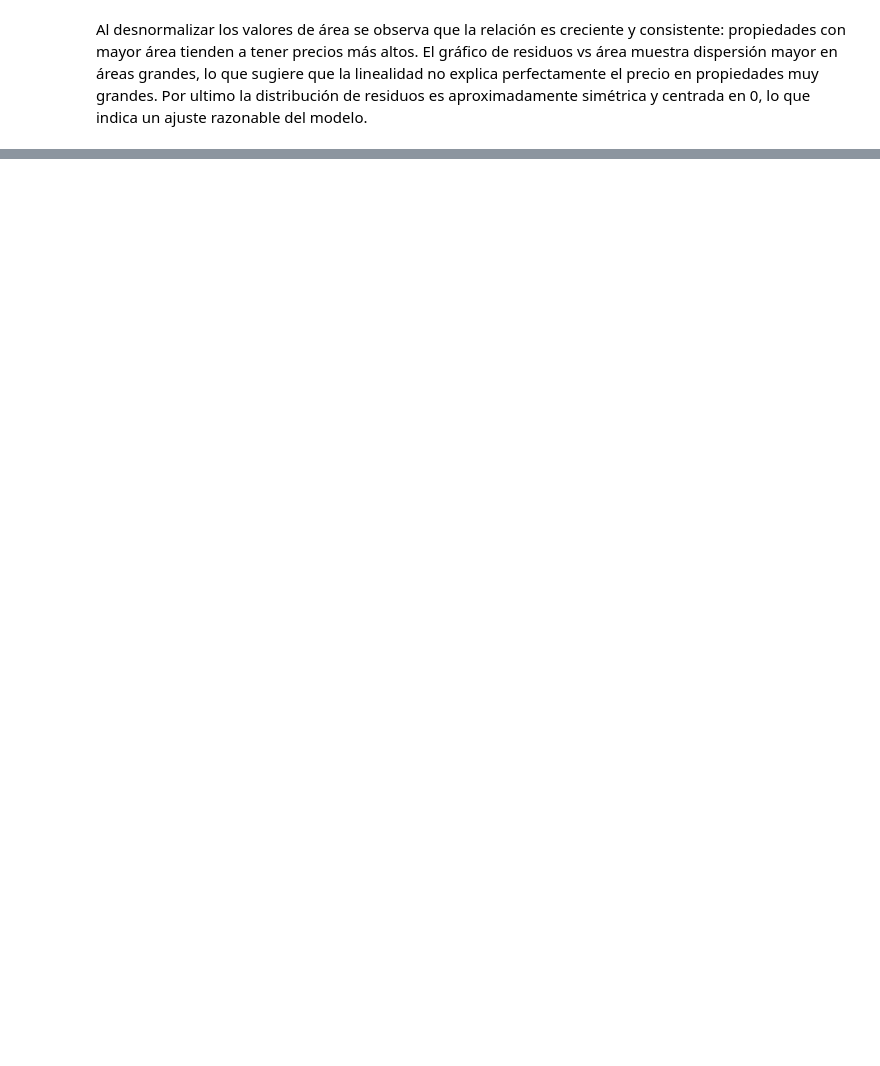
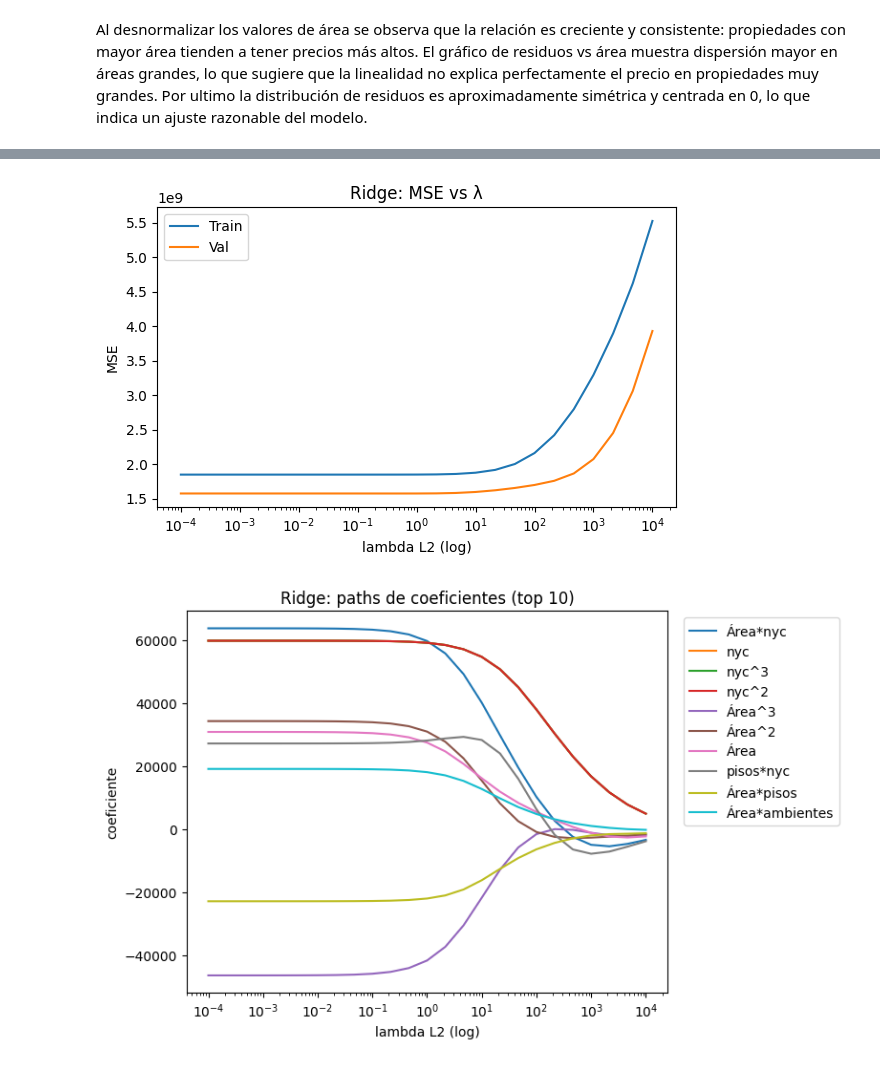
Before and after one commit to Santi2065/property-price-regression, a Jupyter notebook: notebooks/Entrega_TP1.ipynb, the cells around one changed output, grey strips where cells are left out. Cells and saved outputs as stored; diff of their text form; code cells hidden in the pictures; blank space fills up the shorter version.

```diff
--- a/notebooks/Entrega_TP1.ipynb
+++ b/notebooks/Entrega_TP1.ipynb
@@ -874,0 +715,38 @@ Esto demuestra la importancia de considerar variables de confusión como la ubic
+# %%
+# Barrido Ridge (L2)
+lambdas_l2 = np.logspace(-4, 4, 25)
+
+mse_tr_list, mse_va_list = [], []
+coefs_list = []
+
+for lam in lambdas_l2:
+    model = RegresionLineal(X_tr, y_tr, feature_names=["Intercepto"] + feat_cols, lambda_l2=float(lam))
+    model.fit_pseudoinversa()
+    yhat_tr = model.predict(X_tr); yhat_va = model.predict(X_va)
+    mse_tr_list.append(mse(y_tr, yhat_tr))
+    mse_va_list.append(mse(y_va, yhat_va))
+    coefs_list.append(model.coef_)
+
+mse_tr_arr = np.array(mse_tr_list)
+mse_va_arr = np.array(mse_va_list)
+coefs_arr = np.vstack([c.reshape(1,-1) for c in coefs_list])
+
+# MSE vs λ (log)
+plt.figure(figsize=(6,4))
+plt.semilogx(lambdas_l2, mse_tr_arr, label="Train")
+plt.semilogx(lambdas_l2, mse_va_arr, label="Val")
+plt.xlabel("lambda L2 (log)"); plt.ylabel("MSE"); plt.title("Ridge: MSE vs λ")
+plt.legend(); plt.tight_layout(); plt.show()
+
+# Paths de coeficientes (excluye intercepto), top 10 en |coef| al λ más chico
+abs_at_small = np.abs(coefs_arr[0, 1:])
+top_idx = np.argsort(-abs_at_small)[:10]
+plt.figure(figsize=(8,5))
+for j in top_idx:
+    plt.semilogx(lambdas_l2, coefs_arr[:, 1+j], label=feat_cols[j])
+plt.xlabel("lambda L2 (log)"); plt.ylabel("coeficiente"); plt.title("Ridge: paths de coeficientes (top 10)")
+plt.legend(bbox_to_anchor=(1.02,1), loc="upper left")
+plt.tight_layout(); plt.show()
+# %% [output]
+[figure, added]
+[figure, added]
```
Also changed, not shown: parts of 38 cells of this notebook, 10 other files.
